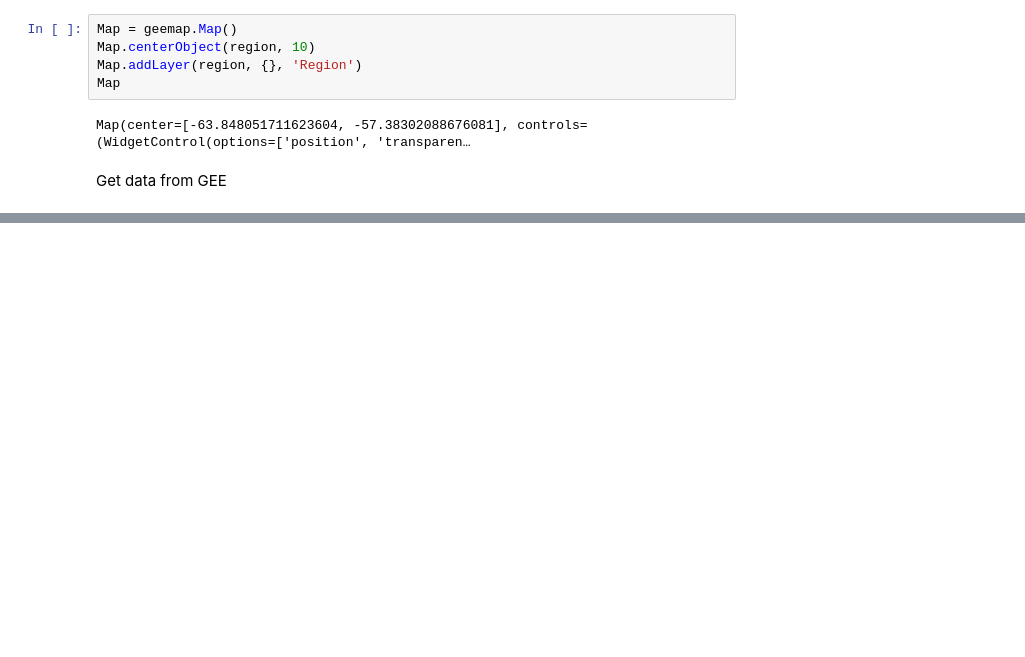
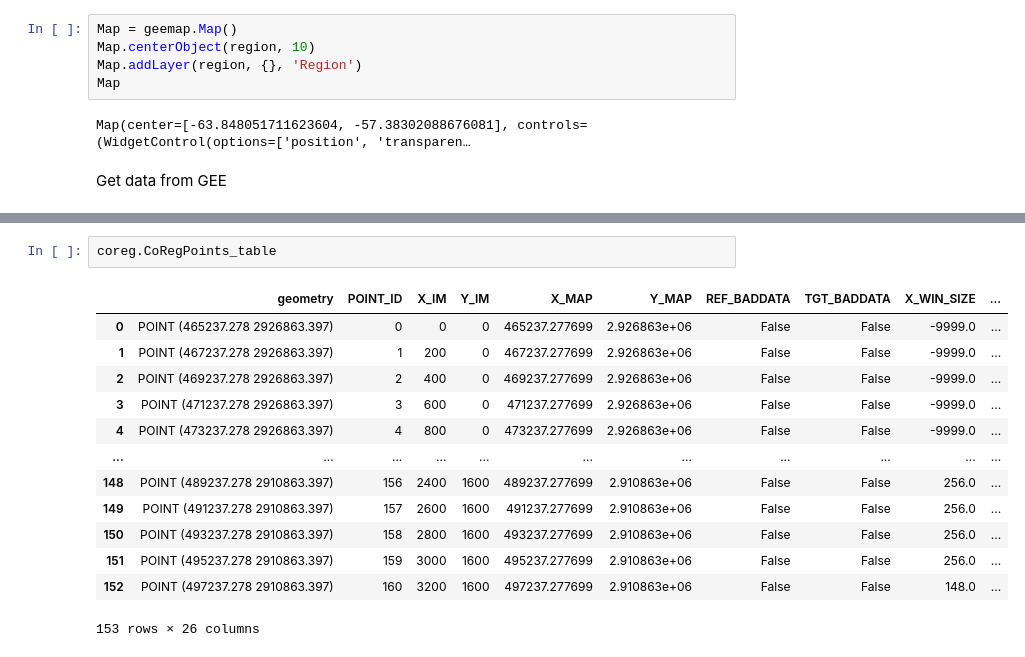
Before and after one commit to MoritzRath/geopy_final, a Jupyter notebook: Rath_geopy_final.ipynb, the cells around one changed output, grey strips where cells are left out. Saved outputs shown, nothing was run; the diff lists cells and outputs as text; blank space fills up the shorter version.

```diff
--- a/Rath_geopy_final.ipynb
+++ b/Rath_geopy_final.ipynb
@@ -70,0 +177,16 @@ for year in range(2019, 2025):
+# %%
+coreg.CoRegPoints_table
+# %% [output]
+|  | geometry | POINT_ID | X_IM | Y_IM | X_MAP | Y_MAP | REF_BADDATA | TGT_BADDATA | X_WIN_SIZE | ... |
+| 0 | POINT (465237.278 2926863.397) | 0 | 0 | 0 | 465237.277699 | 2.926863e+06 | False | False | -9999.0 | ... |
+| 1 | POINT (467237.278 2926863.397) | 1 | 200 | 0 | 467237.277699 | 2.926863e+06 | False | False | -9999.0 | ... |
+| 2 | POINT (469237.278 2926863.397) | 2 | 400 | 0 | 469237.277699 | 2.926863e+06 | False | False | -9999.0 | ... |
+| 3 | POINT (471237.278 2926863.397) | 3 | 600 | 0 | 471237.277699 | 2.926863e+06 | False | False | -9999.0 | ... |
+| 4 | POINT (473237.278 2926863.397) | 4 | 800 | 0 | 473237.277699 | 2.926863e+06 | False | False | -9999.0 | ... |
+| ... | ... | ... | ... | ... | ... | ... | ... | ... | ... | ... |
+| 148 | POINT (489237.278 2910863.397) | 156 | 2400 | 1600 | 489237.277699 | 2.910863e+06 | False | False | 256.0 | ... |
+| 149 | POINT (491237.278 2910863.397) | 157 | 2600 | 1600 | 491237.277699 | 2.910863e+06 | False | False | 256.0 | ... |
+| 150 | POINT (493237.278 2910863.397) | 158 | 2800 | 1600 | 493237.277699 | 2.910863e+06 | False | False | 256.0 | ... |
+| 151 | POINT (495237.278 2910863.397) | 159 | 3000 | 1600 | 495237.277699 | 2.910863e+06 | False | False | 256.0 | ... |
+| 152 | POINT (497237.278 2910863.397) | 160 | 3200 | 1600 | 497237.277699 | 2.910863e+06 | False | False | 148.0 | ... |
+153 rows × 26 columns
```
Also changed, not shown: parts of 15 cells of this notebook, 1 other file.
